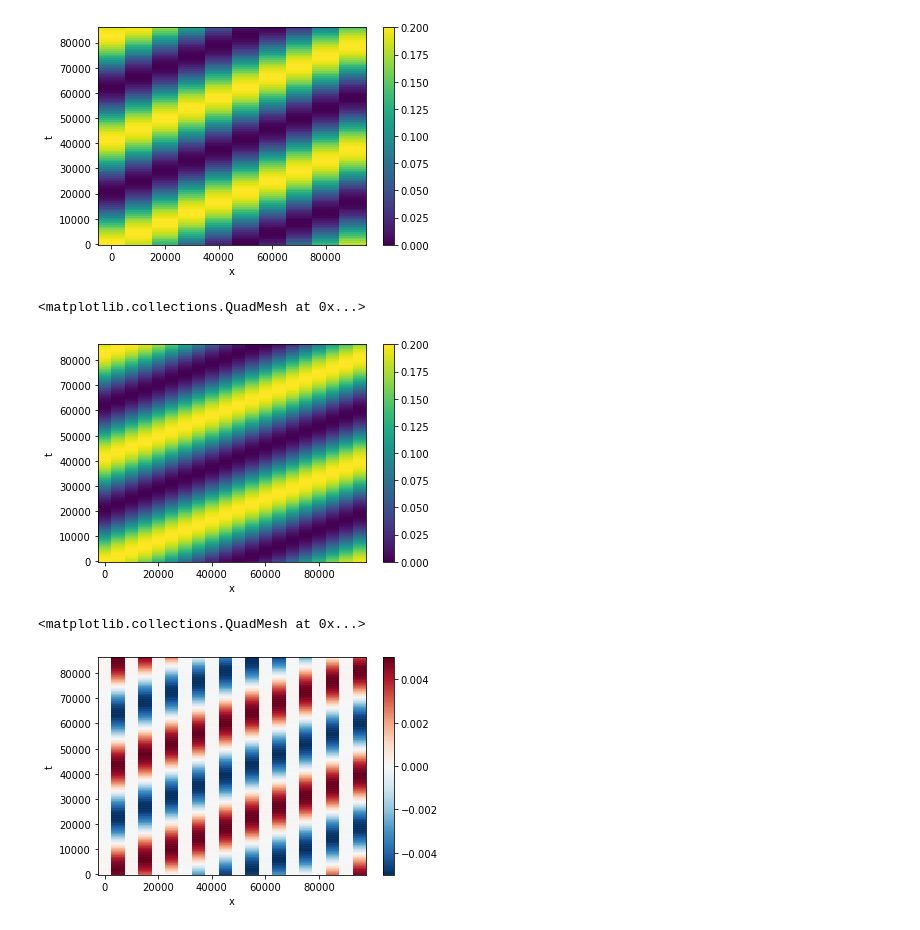
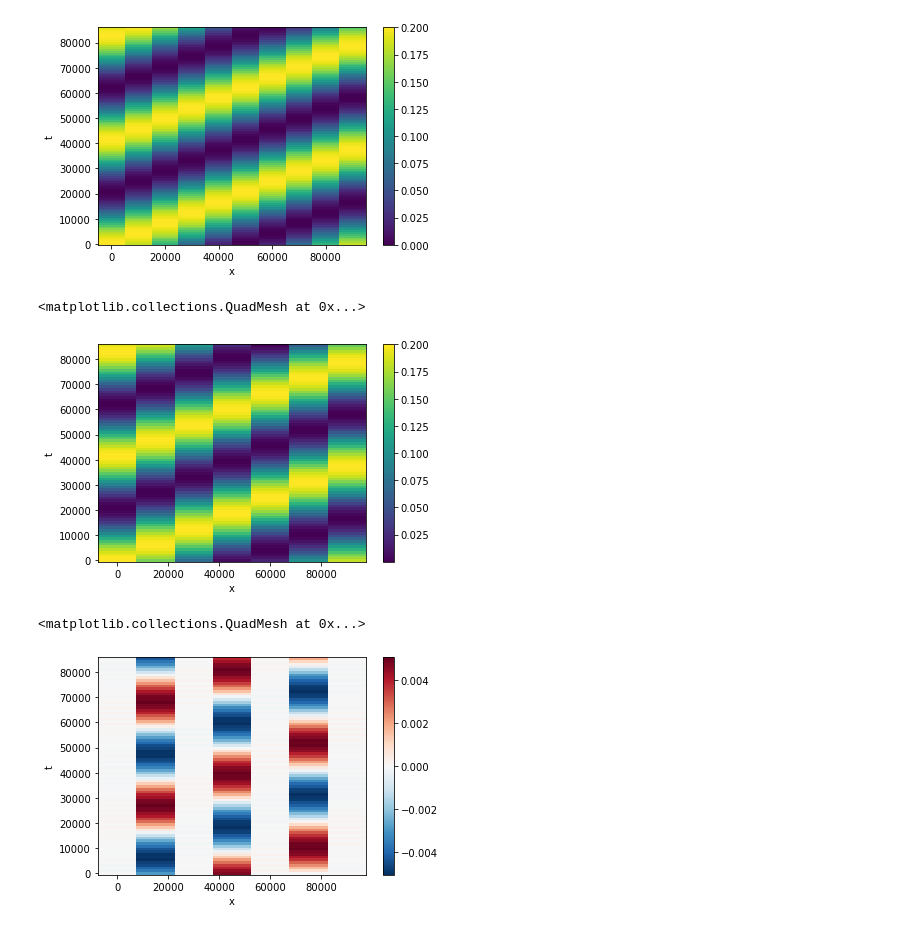
Before and after one commit to margot-demol/stage-m1, a Jupyter notebook: test_bilinear_interpolation.ipynb, the cells around one changed output. Drawn from its saved outputs; the diff is of its cells as text; code cells hidden in the pictures.

```diff
--- a/test_bilinear_interpolation.ipynb
+++ b/test_bilinear_interpolation.ipynb
@@ -104,15 +104,15 @@ def bilinear_int(p_liste,ts,VF,x,t, t_step, x_step):
 # %%
 #Interpolated velocity field
 
-t_grid=np.arange(t_i,d2s,t_step/3)
-x_grid=np.arange(x_i,L,x_step/2)
+t_inter=np.arange(t_i,d2s,t_step*1.5)
+x_inter=np.arange(x_i,L,x_step*1.5)
 
-v_grid=[]
-for tp in t_grid:
-    v_grid.append(bilinear_int(x_grid,tp,VF,x,t, t_step, x_step))
+V_inter=[]
+for tp in t_inter:
+    V_inter.append(bilinear_int(x_inter,tp,VF,x,t, t_step, x_step))
 
 vf= xr.DataArray(data=VF, dims=["t", "x"], coords=dict(t=(["t"], t),x=(["x"], x)))
-v_inter= xr.DataArray(data=v_grid, dims=["t", "x"], coords=dict(t=(["t"], t_grid),x=(["x"], x_grid)))
+v_inter= xr.DataArray(data=V_inter, dims=["t", "x"], coords=dict(t=(["t"], t_inter),x=(["x"], x_inter)))
 # %%
 v_inter.plot()
 # %% [output]
@@ -124,19 +124,20 @@ vf.sel(x=np.arange(x_i,L,x_step), t=np.arange(t_i,d2s,t_step)).plot()
 <matplotlib.collections.QuadMesh at 0x...>
 [figure]
 # %%
-len_tg=len(t_grid)
-len_xg=len(x_grid)
+#Analytical velocity on the interpolated grid
+len_tg=len(t_inter)
+len_xg=len(x_inter)
 VG=np.zeros((len_tg, len_xg))
 for i in range(len_tg):
     for j in range (len_xg):
-        VG[i,j]=analytical_velocity_advected(t_grid[i], x_grid[j], um, uw, w, k)
-v_analytical= xr.DataArray(data=VG, dims=["t", "x"], coords=dict(t=(["t"], t_grid),x=(["x"], x_grid)))
+        VG[i,j]=analytical_velocity_advected(t_inter[i], x_inter[j], um, uw, w, k)
+v_analytical= xr.DataArray(data=VG, dims=["t", "x"], coords=dict(t=(["t"], t_inter),x=(["x"], x_inter)))
 v_analytical.plot()
 # %% [output]
 <matplotlib.collections.QuadMesh at 0x...>
-[figure, old version]
+[figure, new version]
 # %%
-(v_analytical-v_inter).plot()
+(v_inter-v_analytical).plot()
 # %% [output]
 <matplotlib.collections.QuadMesh at 0x...>
-[figure, old version]
+[figure, new version]
```
Also changed, not shown: parts of 3 cells of this notebook, 2 other files.
